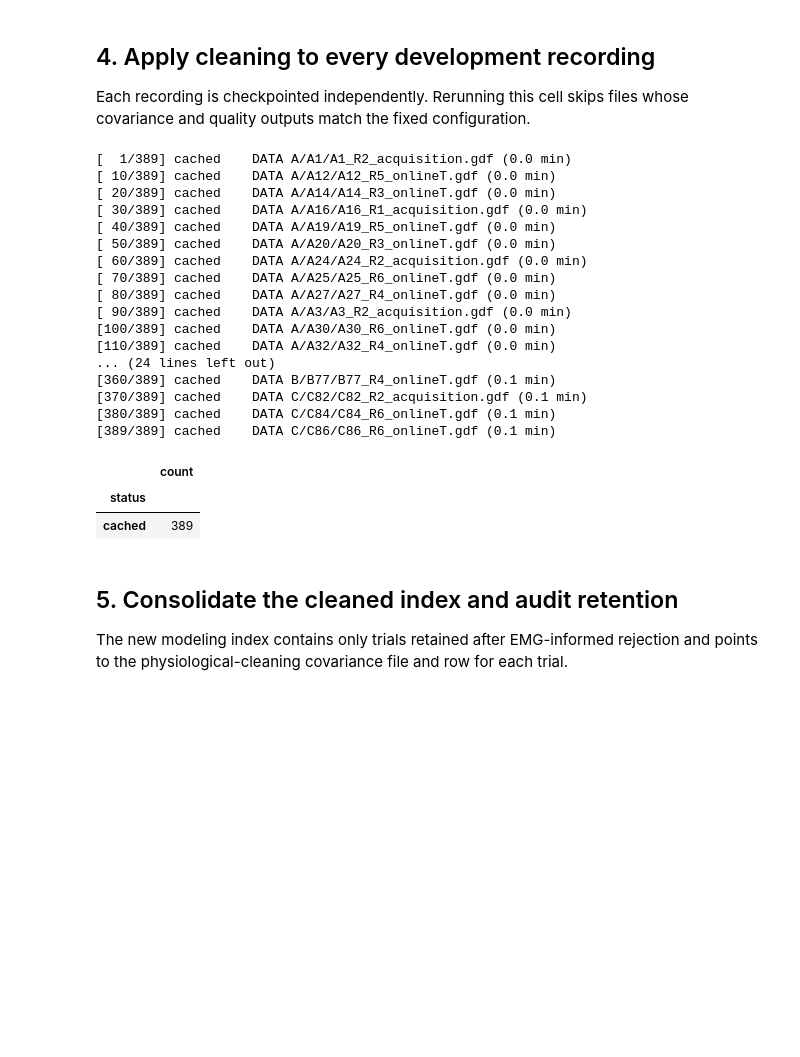
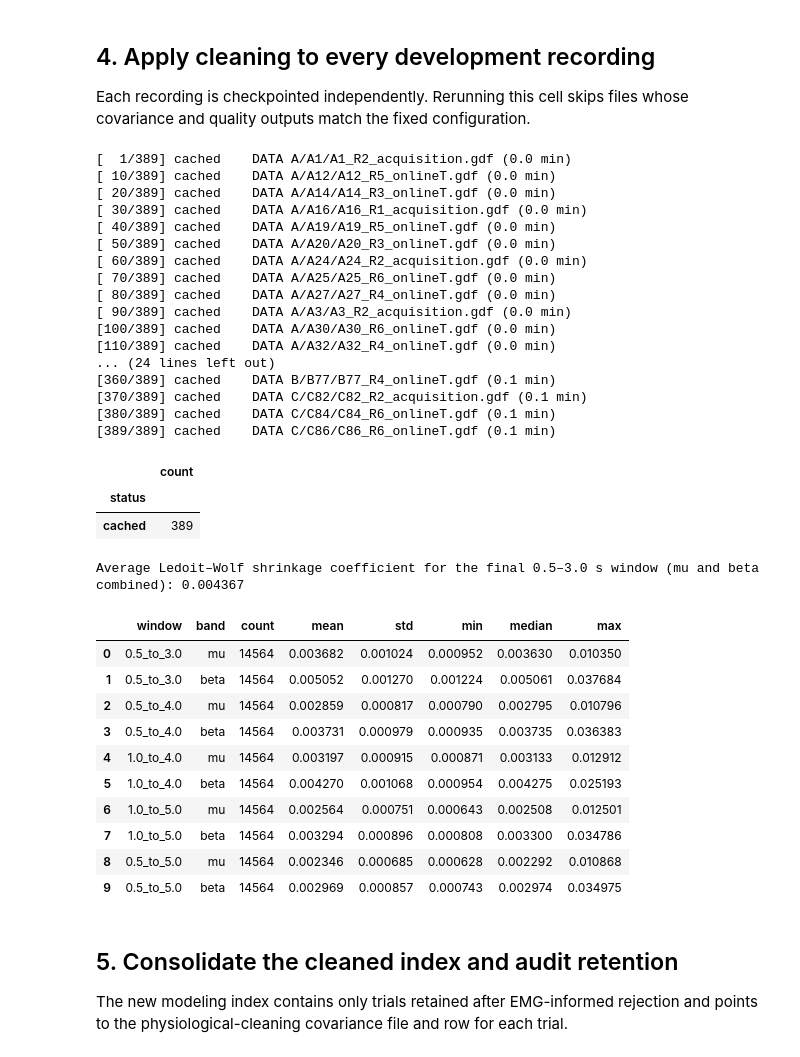
Before and after one commit to ucd-cosmos-data/26-the-data-miners-analysis, a Jupyter notebook: bci_cleaning/data/physiological_artifact_cleaning.ipynb, the cells around one changed output. Cells and saved outputs as stored; diff of their text form; code cells hidden in the pictures; blank space fills up the shorter version.

Commit message:
shrinkage metric added

```diff
--- a/bci_cleaning/data/physiological_artifact_cleaning.ipynb
+++ b/bci_cleaning/data/physiological_artifact_cleaning.ipynb
@@ -489,33 +489,106 @@ for file_number, (source_file, rows) in enumerate(file_groups, start=1):
     if file_number == 1 or file_number % 10 == 0 or file_number == len(file_groups):
         print(
             f'[{file_number:>3}/{len(file_groups)}] {result["status"]:<9} '
             f'{source_file} ({(time.perf_counter() - started) / 60:.1f} min)'
         )
 
 processing_log = pd.DataFrame(processing_rows)
 processing_log.to_csv(OUTPUT_ROOT / 'processing_log.csv', index=False)
 display(processing_log['status'].value_counts().rename_axis('status').to_frame())
+
+# Recover the Ledoit–Wolf coefficient from the cached trace-normalized
+# sample covariance S and shrunk covariance L:
+# L - I/C = (1 - shrinkage) * (S - I/C).
+def recover_ledoit_wolf_shrinkage(sample_covariances, shrunk_covariances):
+    channel_count = sample_covariances.shape[-1]
+    target = np.eye(channel_count, dtype=np.float64) / channel_count
+    sample_offset = sample_covariances.astype(np.float64) - target
+    shrunk_offset = shrunk_covariances.astype(np.float64) - target
+    denominator = np.einsum(
+        '...ij,...ij->...', sample_offset, sample_offset, optimize=True
+    )
+    numerator = np.einsum(
+        '...ij,...ij->...', sample_offset, shrunk_offset, optimize=True
+    )
+    if np.any(denominator <= np.finfo(float).eps):
+        raise ValueError('Cannot recover shrinkage from an isotropic covariance.')
+    return np.clip(1.0 - numerator / denominator, 0.0, 1.0)
+
+shrinkage_frames = []
+for source_file, _ in file_groups:
+    covariance_path, _ = derivative_paths(source_file)
+    with np.load(covariance_path, allow_pickle=False) as saved:
+        recovered = recover_ledoit_wolf_shrinkage(
+            saved['window_covariances'],
+            saved['window_ledoit_wolf_covariances'],
+        )
+        window_names = saved['window_names'].astype(str)
+        band_names = saved['bands'].astype(str)
+    for window_number, window_name in enumerate(window_names):
+        for band_number, band_name in enumerate(band_names):
+            shrinkage_frames.append(pd.DataFrame({
+                'source_file': source_file,
+                'window': window_name,
+                'band': band_name,
+                'shrinkage_coefficient': recovered[
+                    :, window_number, band_number
+                ],
+            }))
+
+ledoit_wolf_shrinkage_coefficients = pd.concat(
+    shrinkage_frames, ignore_index=True
+)
+ledoit_wolf_shrinkage_summary = (
+    ledoit_wolf_shrinkage_coefficients
+    .groupby(['window', 'band'], sort=False)['shrinkage_coefficient']
+    .agg(['count', 'mean', 'std', 'min', 'median', 'max'])
+    .reset_index()
+)
+ledoit_wolf_shrinkage_summary.to_csv(
+    OUTPUT_ROOT / 'ledoit_wolf_shrinkage_summary.csv', index=False
+)
+final_window_coefficients = ledoit_wolf_shrinkage_coefficients.loc[
+    ledoit_wolf_shrinkage_coefficients['window'].eq('0.5_to_3.0'),
+    'shrinkage_coefficient',
+]
+print(
+    'Average Ledoit–Wolf shrinkage coefficient for the final 0.5–3.0 s '
+    f'window (mu and beta combined): {final_window_coefficients.mean():.6f}'
+)
+display(ledoit_wolf_shrinkage_summary.round(6))
 # %% [output]
 [  1/389] cached    DATA A/A1/A1_R2_acquisition.gdf (0.0 min)
 [ 10/389] cached    DATA A/A12/A12_R5_onlineT.gdf (0.0 min)
 [ 20/389] cached    DATA A/A14/A14_R3_onlineT.gdf (0.0 min)
 [ 30/389] cached    DATA A/A16/A16_R1_acquisition.gdf (0.0 min)
 [ 40/389] cached    DATA A/A19/A19_R5_onlineT.gdf (0.0 min)
 [ 50/389] cached    DATA A/A20/A20_R3_onlineT.gdf (0.0 min)
 [ 60/389] cached    DATA A/A24/A24_R2_acquisition.gdf (0.0 min)
 [ 70/389] cached    DATA A/A25/A25_R6_onlineT.gdf (0.0 min)
 [ 80/389] cached    DATA A/A27/A27_R4_onlineT.gdf (0.0 min)
 [ 90/389] cached    DATA A/A3/A3_R2_acquisition.gdf (0.0 min)
 [100/389] cached    DATA A/A30/A30_R6_onlineT.gdf (0.0 min)
 [110/389] cached    DATA A/A32/A32_R4_onlineT.gdf (0.0 min)
 ... (24 lines left out)
 [360/389] cached    DATA B/B77/B77_R4_onlineT.gdf (0.1 min)
 [370/389] cached    DATA C/C82/C82_R2_acquisition.gdf (0.1 min)
 [380/389] cached    DATA C/C84/C84_R6_onlineT.gdf (0.1 min)
 [389/389] cached    DATA C/C86/C86_R6_onlineT.gdf (0.1 min)
 |  | count |
 | status |  |
 | cached | 389 |
+Average Ledoit–Wolf shrinkage coefficient for the final 0.5–3.0 s window (mu and beta combined): 0.004367
+|  | window | band | count | mean | std | min | median | max |
+| 0 | 0.5_to_3.0 | mu | 14564 | 0.003682 | 0.001024 | 0.000952 | 0.003630 | 0.010350 |
+| 1 | 0.5_to_3.0 | beta | 14564 | 0.005052 | 0.001270 | 0.001224 | 0.005061 | 0.037684 |
+| 2 | 0.5_to_4.0 | mu | 14564 | 0.002859 | 0.000817 | 0.000790 | 0.002795 | 0.010796 |
+| 3 | 0.5_to_4.0 | beta | 14564 | 0.003731 | 0.000979 | 0.000935 | 0.003735 | 0.036383 |
+| 4 | 1.0_to_4.0 | mu | 14564 | 0.003197 | 0.000915 | 0.000871 | 0.003133 | 0.012912 |
+| 5 | 1.0_to_4.0 | beta | 14564 | 0.004270 | 0.001068 | 0.000954 | 0.004275 | 0.025193 |
+| 6 | 1.0_to_5.0 | mu | 14564 | 0.002564 | 0.000751 | 0.000643 | 0.002508 | 0.012501 |
+| 7 | 1.0_to_5.0 | beta | 14564 | 0.003294 | 0.000896 | 0.000808 | 0.003300 | 0.034786 |
+| 8 | 0.5_to_5.0 | mu | 14564 | 0.002346 | 0.000685 | 0.000628 | 0.002292 | 0.010868 |
+| 9 | 0.5_to_5.0 | beta | 14564 | 0.002969 | 0.000857 | 0.000743 | 0.002974 | 0.034975 |
 # %% [markdown]
 ## 5. Consolidate the cleaned index and audit retention
 
```
Also changed, not shown: 2 other files.
